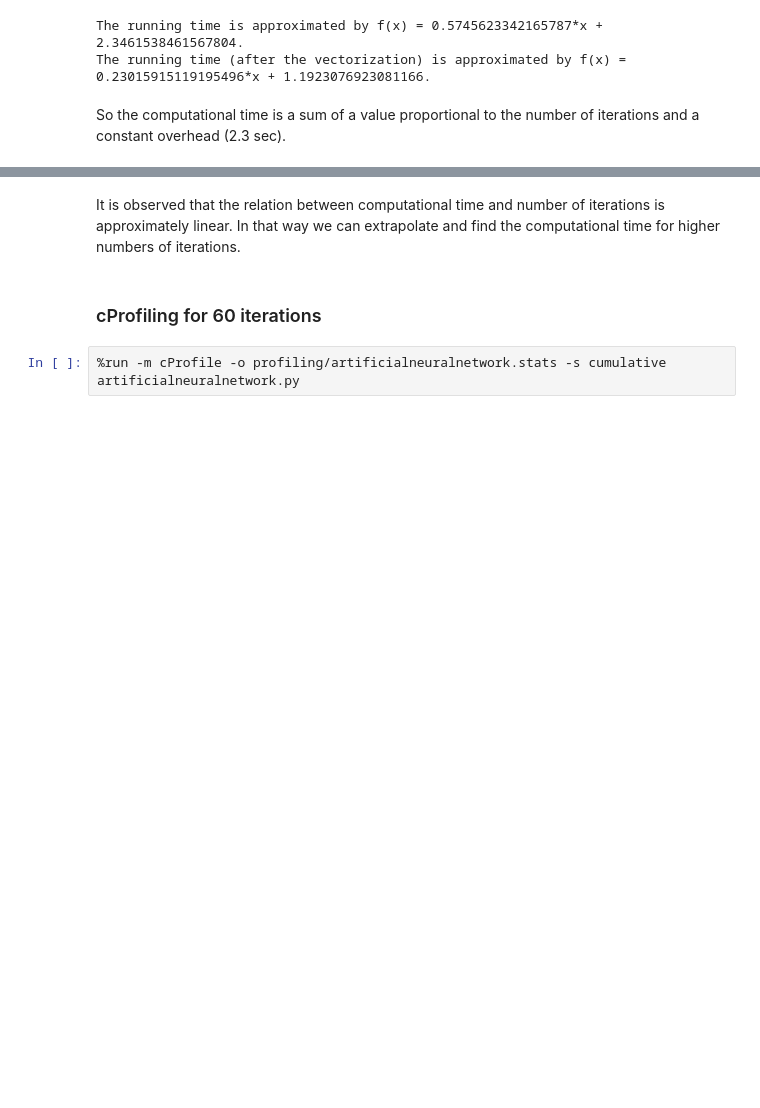
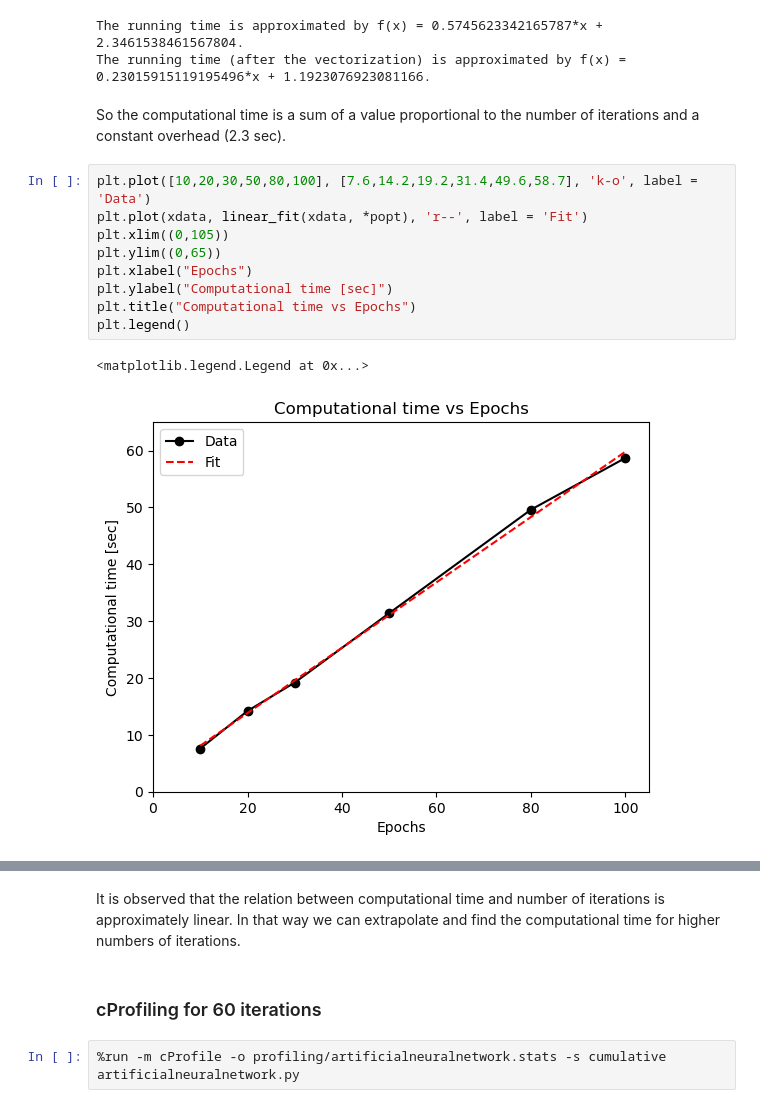
Before and after one commit to felschaetzle/HPC_KTH, a Jupyter notebook: final_project/project.ipynb, the cells around one changed output, grey strips where cells are left out. Cells and saved outputs as stored; diff of their text form; blank space fills up the shorter version.

```diff
--- a/final_project/project.ipynb
+++ b/final_project/project.ipynb
@@ -48,4 +61,16 @@ The running time is approximated by f(x) = 0.5745623342165787*x + 2.346153846156
 The running time (after the vectorization) is approximated by f(x) = 0.23015915119195496*x + 1.1923076923081166.
 # %% [markdown]
 So the computational time is a sum of a value proportional to the number of iterations and a constant overhead (2.3 sec).
+# %%
+plt.plot([10,20,30,50,80,100], [7.6,14.2,19.2,31.4,49.6,58.7], 'k-o', label = 'Data')
+plt.plot(xdata, linear_fit(xdata, *popt), 'r--', label = 'Fit')
+plt.xlim((0,105))
+plt.ylim((0,65))
+plt.xlabel("Epochs")
+plt.ylabel("Computational time [sec]")
+plt.title("Computational time vs Epochs")
+plt.legend()
+# %% [output]
+<matplotlib.legend.Legend at 0x...>
+[figure, added]
 # %%
```
Also changed, not shown: parts of 8 cells of this notebook.
